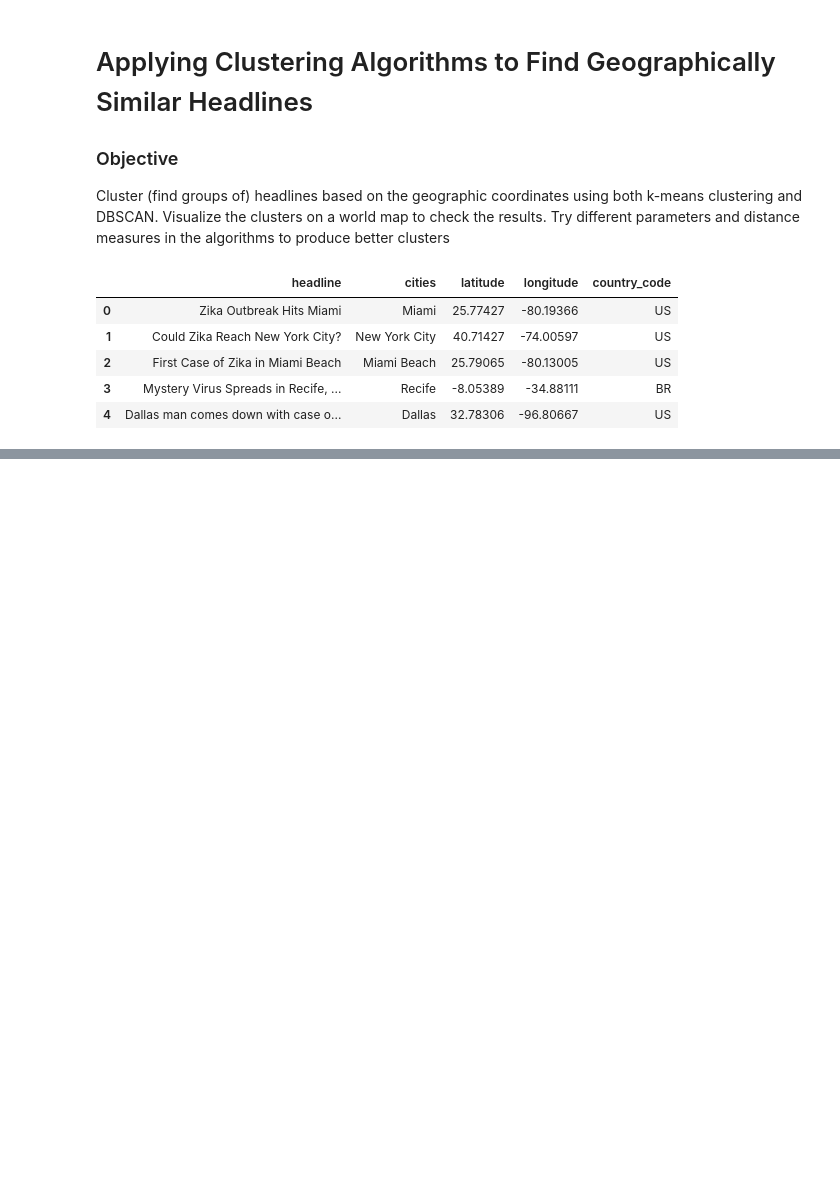
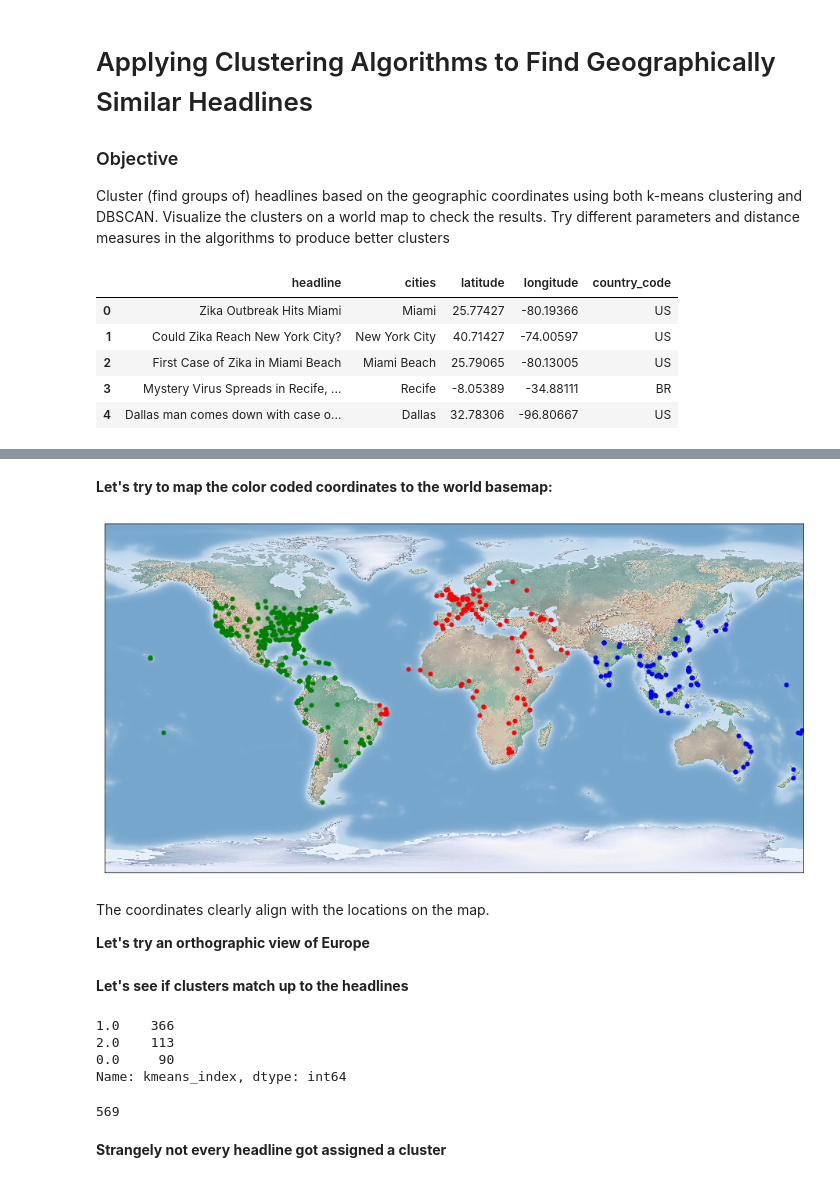
Before and after one commit to Dakoina/discovering-disease-outbreaks-base, a Jupyter notebook: chapter3.ipynb, the cells around one changed output, grey strips where cells are left out. Saved outputs shown, nothing was run; the diff lists cells and outputs as text; code cells hidden in the pictures; blank space fills up the shorter version.

```diff
--- a/chapter3.ipynb
+++ b/chapter3.ipynb
@@ -78,0 +160,27 @@ plt.show()
+# %% [markdown]
+**Let's try to map the color coded coordinates to the world basemap:**
+# %%
+map_plotter = Basemap(projection='cyl')
+
+fig = plt.figure(figsize=(16, 9))
+
+longitudes, latitudes = np.array(cities).T
+
+for cluster_index in range(cluster_size):
+    selected_cities = [cities[i] for i in range(len(cities))
+                      if cluster_index == assigned_city_clusters[i]]
+    x_coordinates, y_coordinates = np.array(selected_cities).T
+    map_plotter.scatter(x_coordinates, y_coordinates,latlon=True,s=25,alpha=1,
+                color=['b', 'g', 'r', 'c', 'm', 'y', 'k', 'w'][cluster_index])
+
+# map_plotter.drawcoastlines()
+# map_plotter.drawcountries()
+map_plotter.shadedrelief()
+
+plt.show()
+# %% [output]
+[figure, added]
+# %% [markdown]
+The coordinates clearly align with the locations on the map.
+
+**Let's try an orthographic view of Europe**
@@ -78,0 +195,16 @@ plt.show()
+# %% [markdown]
+**Let's see if clusters match up to the headlines**
+# %%
+counts = data["kmeans_index"].value_counts()
+counts
+# %% [output]
+1.0    366
+2.0    113
+0.0     90
+Name: kmeans_index, dtype: int64
+# %%
+counts.to_numpy().sum()
+# %% [output]
+569
+# %% [markdown]
+**Strangely not every headline got assigned a cluster**
```
Also changed, not shown: parts of 30 cells of this notebook.
